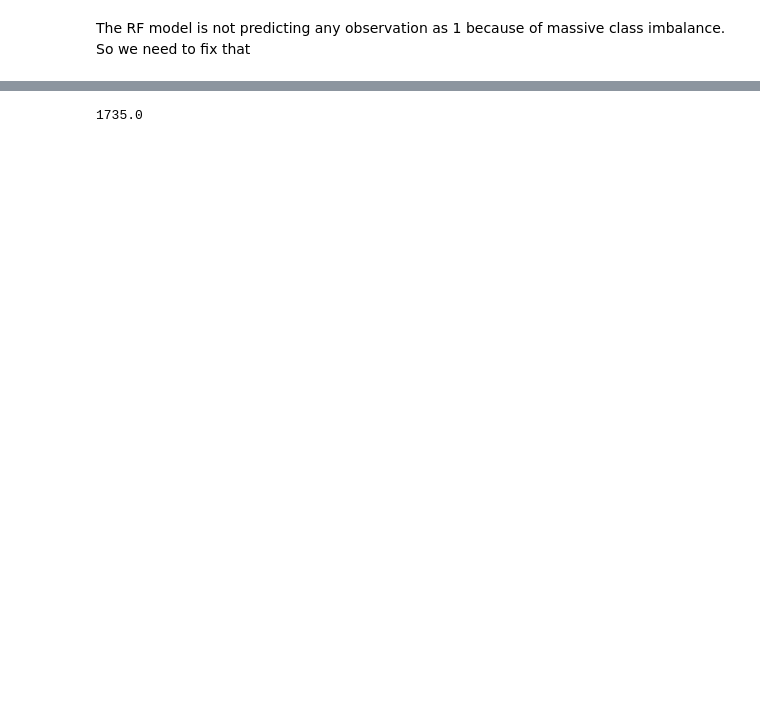
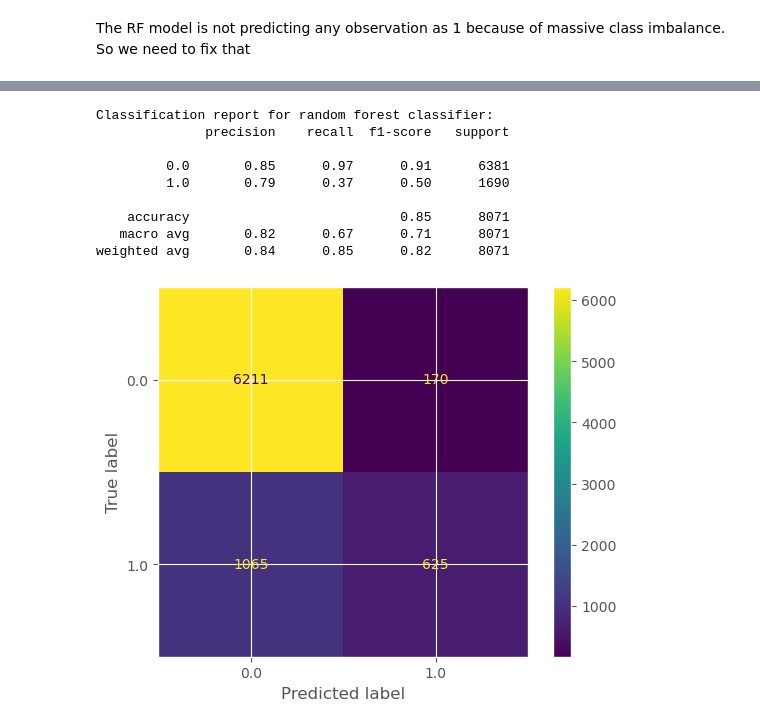
Before and after one commit to abhilashbiswas/road_accident_analysis, a Jupyter notebook: prediction/prediction.ipynb, the cells around one changed output, grey strips where cells are left out. Drawn from its saved outputs; the diff is of its cells as text; code cells hidden in the pictures; blank space fills up the shorter version.

```diff
--- a/prediction/prediction.ipynb
+++ b/prediction/prediction.ipynb
@@ -167,19 +216,44 @@ MemoryError: Unable to allocate 5.31 GiB for an array with shape (204982, 3476)
+# %%
+# Specify the proportion of target=0 observations to drop
+prop_to_drop = 0.9
+
+# Identify the indices of the target=0 observations
+class_0_indices = df_encoded.index[df_encoded[target_var] == 0]
+
+# Randomly select a subset of target=0 indices to drop
+num_to_drop = int(len(class_0_indices) * prop_to_drop)
+drop_indices = np.random.choice(class_0_indices, num_to_drop, replace=False)
+
+# Drop the selected indices from the DataFrame
+df_encoded_trimmed = df_encoded.drop(drop_indices)
+
+X = df_encoded_trimmed[feature_vars]
+y = df_encoded_trimmed[target_var]
+X_train, X_test, y_train, y_test = train_test_split(X, y, test_size=0.3, random_state=42)
 # %%
-# Fit a Random Forest Model
-rf = RandomForestClassifier(n_estimators=100,
-                            min_samples_split=20,
+# Fit a Random Forest Model after reweighting
+rf = RandomForestClassifier(n_estimators=500,
                             n_jobs=-1)
 
 rf.fit(X_train, y_train)
 y_pred_rf = rf.predict(X_test)
 
 # Generate a classification report
 print("Classification report for random forest classifier:")
 print(classification_report(y_test, y_pred_rf))
 
 cm = confusion_matrix(y_test, y_pred_rf)
 disp = ConfusionMatrixDisplay(cm, display_labels=rf.classes_)
 disp.plot()
 plt.show()
 # %% [output]
-1735.0
+Classification report for random forest classifier:
+              precision    recall  f1-score   support
+
+         0.0       0.85      0.97      0.91      6381
+         1.0       0.79      0.37      0.50      1690
+
+    accuracy                           0.85      8071
+   macro avg       0.82      0.67      0.71      8071
+weighted avg       0.84      0.85      0.82      8071
+[figure, added]
```
Also changed, not shown: parts of 14 cells of this notebook.
